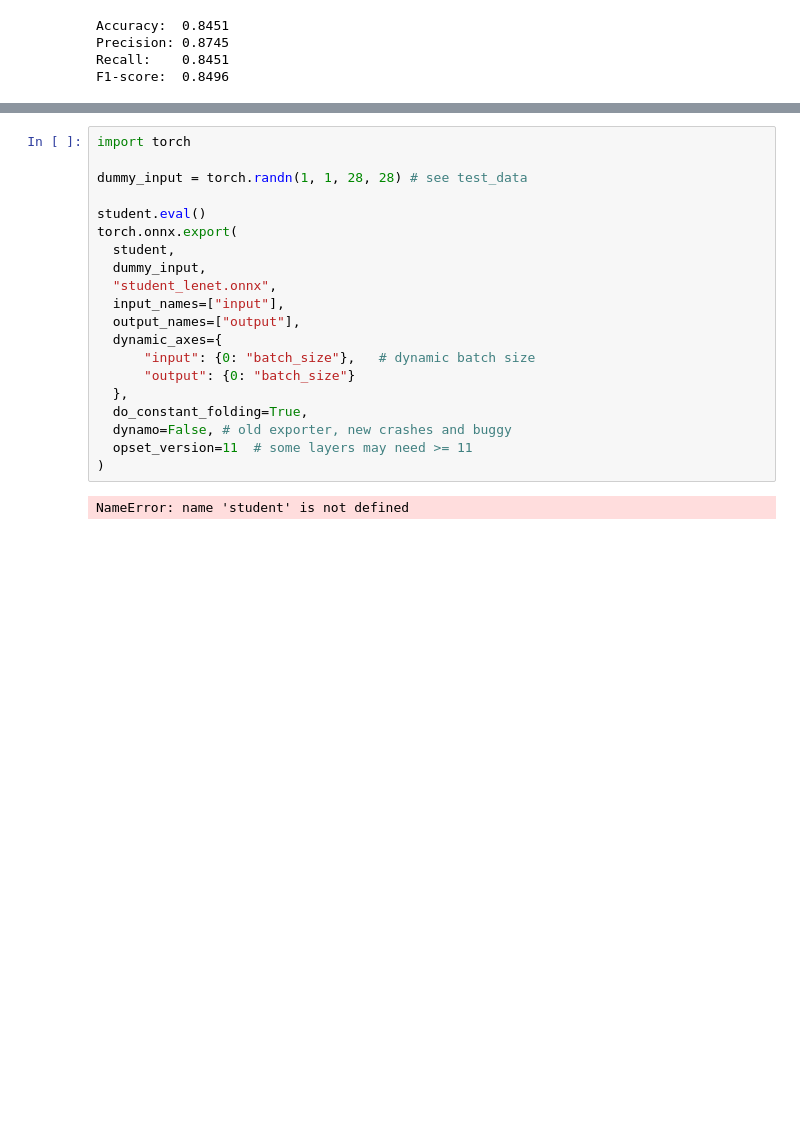
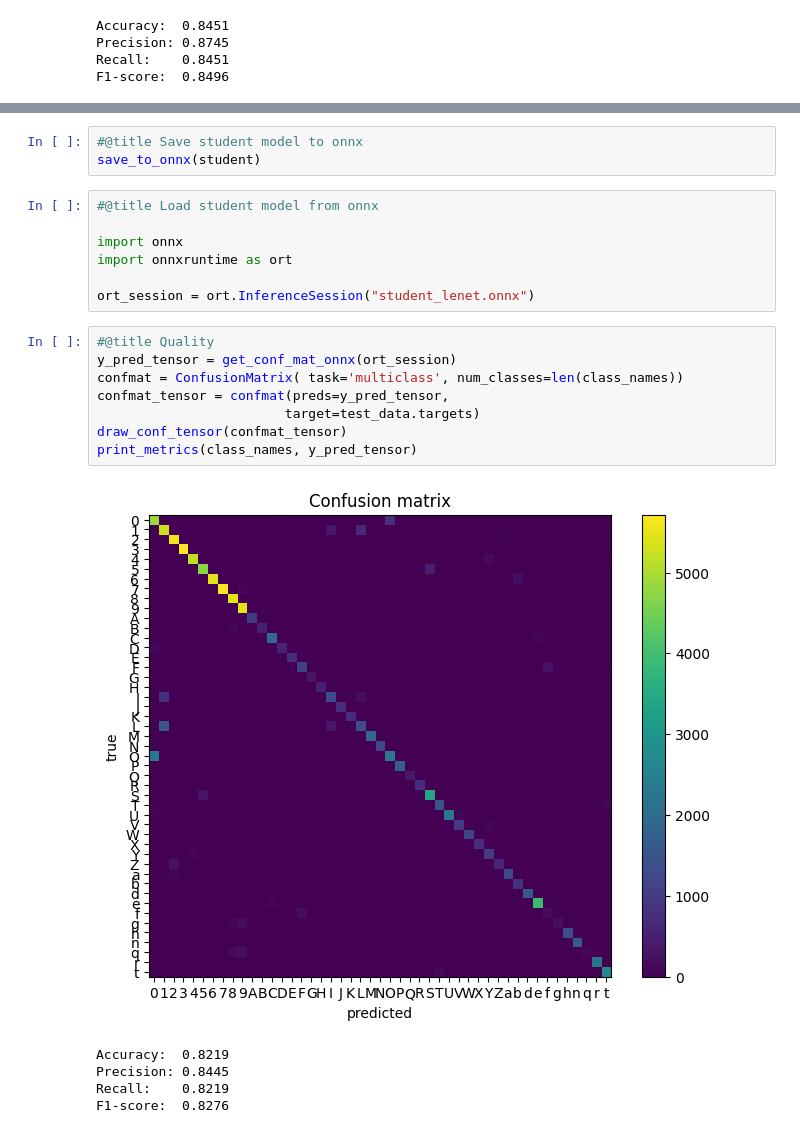
Before and after one commit to fbeilstein/neural_networks, a Jupyter notebook: lecture_4_run_on_device.ipynb, the cells around one changed output, grey strips where cells are left out. Drawn from its saved outputs; the diff is of its cells as text; blank space fills up the shorter version.

```diff
--- a/lecture_4_run_on_device.ipynb
+++ b/lecture_4_run_on_device.ipynb
@@ -890,22 +901,24 @@ Epoch 2: loss=0.6926, acc=0.8639, CE=0.3992, KL=1.3771
-# %%
-import torch
-
-dummy_input = torch.randn(1, 1, 28, 28) # see test_data
-
-student.eval()
-torch.onnx.export(
-  student,
-  dummy_input,
-  "student_lenet.onnx",
-  input_names=["input"],
-  output_names=["output"],
-  dynamic_axes={
-      "input": {0: "batch_size"},   # dynamic batch size
-      "output": {0: "batch_size"}
-  },
-  do_constant_folding=True,
-  dynamo=False, # old exporter, new crashes and buggy
-  opset_version=11  # some layers may need >= 11
-)
-# %% [output]
-NameError: name 'student' is not defined
+# %%
+#@title Save student model to onnx
+save_to_onnx(student)
+# %%
+#@title Load student model from onnx
+
+import onnx
+import onnxruntime as ort
+
+ort_session = ort.InferenceSession("student_lenet.onnx")
+# %%
+#@title Quality
+y_pred_tensor = get_conf_mat_onnx(ort_session)
+confmat = ConfusionMatrix( task='multiclass', num_classes=len(class_names))
+confmat_tensor = confmat(preds=y_pred_tensor,
+                        target=test_data.targets)
+draw_conf_tensor(confmat_tensor)
+print_metrics(class_names, y_pred_tensor)
+# %% [output]
+[figure, added]
+Accuracy:  0.8219
+Precision: 0.8445
+Recall:    0.8219
+F1-score:  0.8276
```
Also changed, not shown: parts of 19 cells of this notebook.
